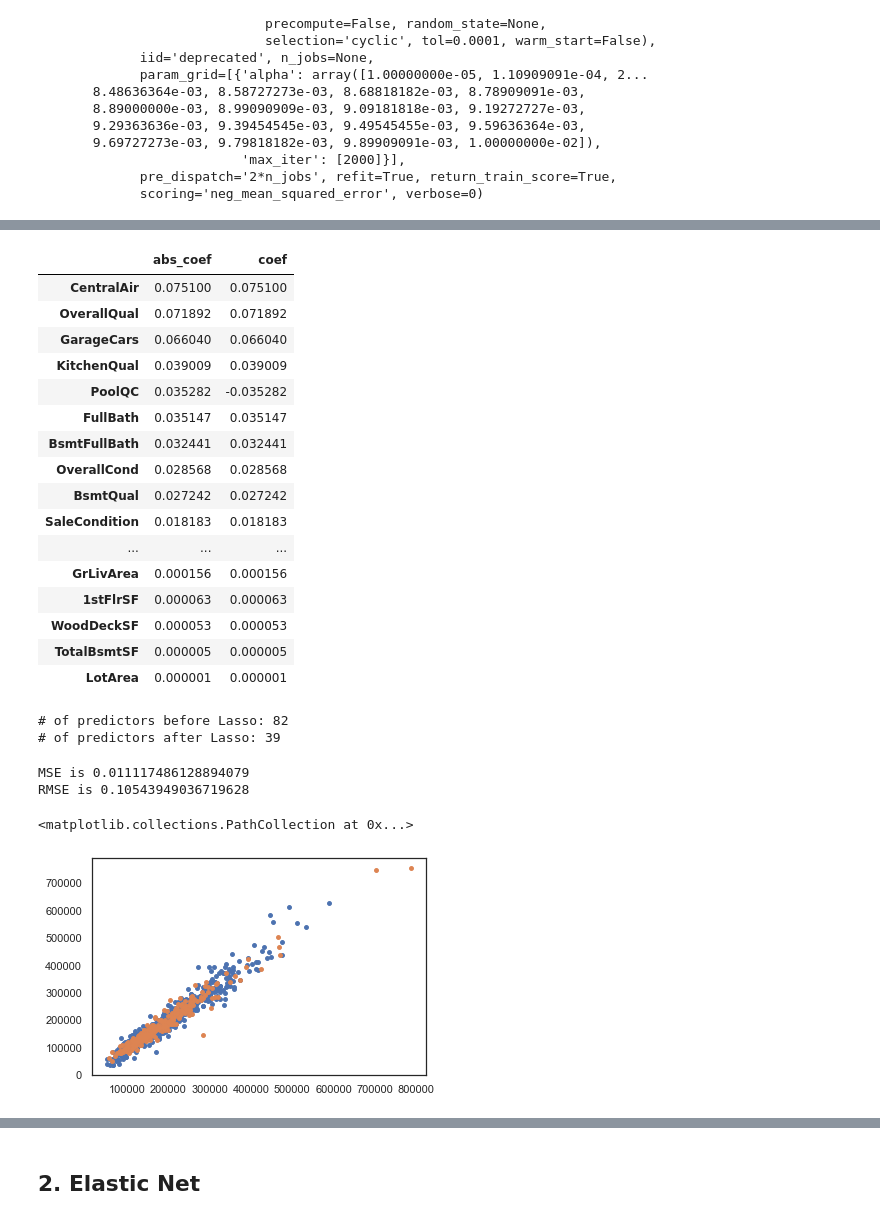
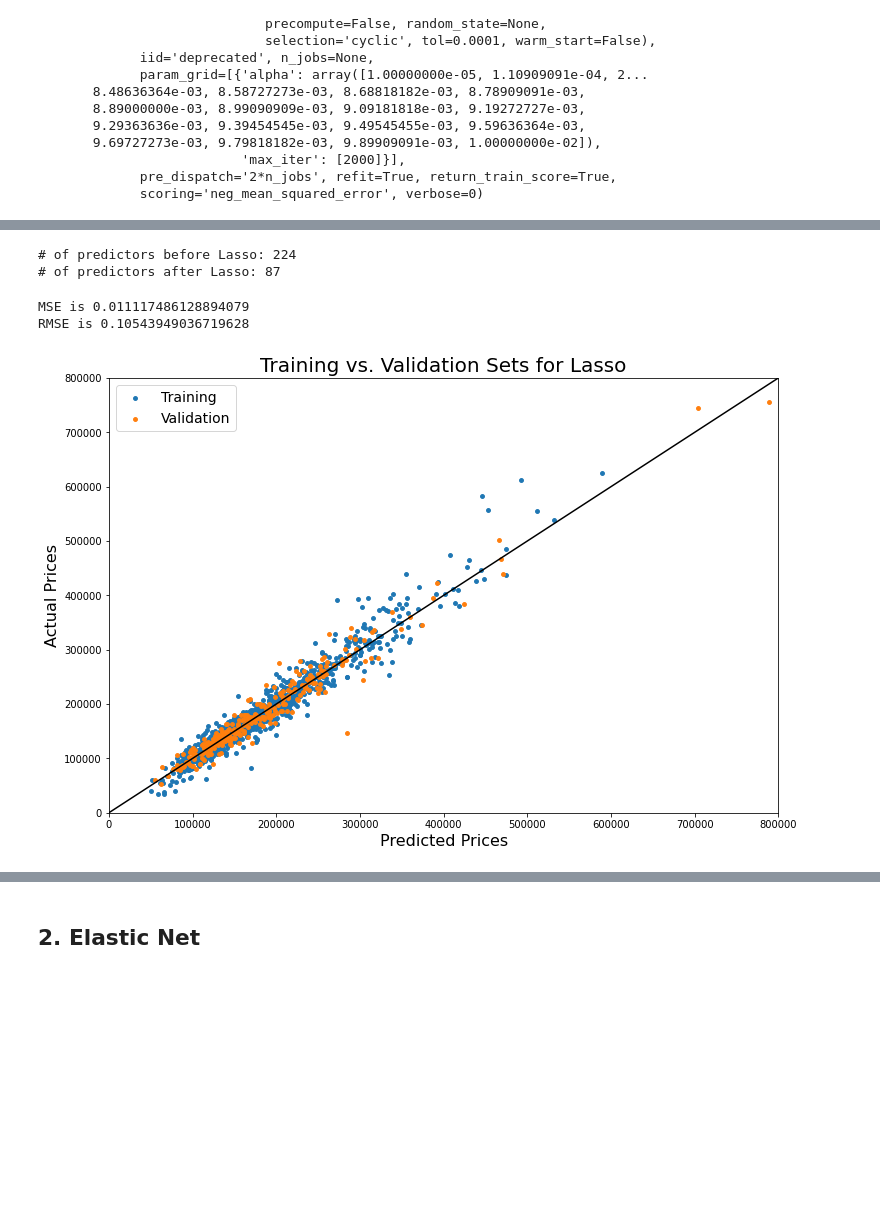
Before and after one commit to zackzbar/ml_houseprice_iowa, a Jupyter notebook: scripts/models.ipynb, the cells around one changed output, grey strips where cells are left out. Cells and saved outputs as stored; diff of their text form; code cells hidden in the pictures; blank space fills up the shorter version.

```diff
--- a/scripts/models.ipynb
+++ b/scripts/models.ipynb
@@ -51,8 +49,3 @@ FileNotFoundError: [Errno 2] File ../processed_data/train_dummy.csv does not exi
-# %%
-# get rid of extra id column
-trainf.drop(['Unnamed: 0'],axis=1, inplace=True)
-traind.drop(['Unnamed: 0'],axis=1, inplace=True)
-traindo.drop(['Unnamed: 0'],axis=1, inplace=True)
 # %%
 ## set Id as index
 trainf = trainf.set_index('Id')
@@ -86,4 +89,0 @@ df shape after drop outlier rows: (1458, 225)
-# %%
-## add log SalePrice
-df["logSalePrice"] = df.SalePrice.map(lambda x: math.log(x))
-df.head()
@@ -102,9 +94,12 @@ df.head()
 xtrain, xtest, ytrain, ytest = train_test_split(df.drop(['SalePrice', 'logSalePrice'], axis = 1), df.logSalePrice, test_size = 0.2, random_state = 4)
 # %%
 ## single Lasso Pilot Test
-lasso = Lasso(normalize=True)
+lasso = Lasso(normalize=True, max_iter=2000)
 lasso.set_params(alpha = 1e-4)
+kf5 = KFold(n_splits = 5, shuffle = True, random_state = 4)
+
 lasso.fit(xtrain, ytrain)
 lasso_scores = cross_val_score(estimator = lasso, X = xtrain, y = ytrain, cv = kf5)
-lasso_scores
+print("lasso cv score:", lasso_scores.mean())
+print("lasso train score", lasso.score(xtrain, ytrain))
 # %% [output]
@@ -208,55 +216,39 @@ Lasso(alpha=0.00021181818181818183, copy_X=True, fit_intercept=True,
 # %%
+# Lasso coefficients of significant predictors
 lasso_coef = pd.DataFrame(model_lasso.coef_, index = xtrain.columns, columns = ['coefficient']).sort_values(by = 'coefficient', ascending = False)
 lasso_coef_abs = pd.DataFrame({'abs_coef':abs(model_lasso.coef_), 'coef': model_lasso.coef_}, index = xtrain.columns).sort_values(by = 'abs_coef', ascending = False)
 lasso_coef_imp = lasso_coef_abs[lasso_coef_abs['abs_coef']>0]
-#display(lasso_coef_abs)
-display(lasso_coef_imp)
 print(f"# of predictors before Lasso:", lasso_coef_abs.shape[0])
 print(f"# of predictors after Lasso:", lasso_coef_imp.shape[0])
-# coef is for raw data, not for normalized data
-
-# with open(filename, 'w') as csvfile：
-#     csvwriter = csv.writer(csvfile)
-#     writer.writerows(lasso_coef_impt.to_dict())
+#display(lasso_coef_imp)
+lasso_coef_imp.to_csv("../output/lasso_coef_imp.csv") # coef is for raw data, not for normalized data
 # %% [output]
-|  | abs_coef | coef |
-| CentralAir | 0.075100 | 0.075100 |
-| OverallQual | 0.071892 | 0.071892 |
-| GarageCars | 0.066040 | 0.066040 |
-| KitchenQual | 0.039009 | 0.039009 |
-| PoolQC | 0.035282 | -0.035282 |
-| FullBath | 0.035147 | 0.035147 |
-| BsmtFullBath | 0.032441 | 0.032441 |
-| OverallCond | 0.028568 | 0.028568 |
-| BsmtQual | 0.027242 | 0.027242 |
-| SaleCondition | 0.018183 | 0.018183 |
-| ... | ... | ... |
-| GrLivArea | 0.000156 | 0.000156 |
-| 1stFlrSF | 0.000063 | 0.000063 |
-| WoodDeckSF | 0.000053 | 0.000053 |
-| TotalBsmtSF | 0.000005 | 0.000005 |
-| LotArea | 0.000001 | 0.000001 |
-# of predictors before Lasso: 82
-# of predictors after Lasso: 39
+# of predictors before Lasso: 224
+# of predictors after Lasso: 87
 # %%
-# Lasso Error
-lasso_pred_train = model_lasso.predict(xtrain)
-lasso_pred_test = model_lasso.predict(xtest)
+# Lasso model error: MSE & RMSE
+ytrain_lasso = model_lasso.predict(xtrain)
+ytest_lasso = model_lasso.predict(xtest)
 
-MSE = mean_squared_error(ytrain, lasso_pred_train)
-RMSE = np.sqrt(mean_squared_error(ytrain, lasso_pred_train)) # no written function, need to manually calculate like this
+MSE = mean_squared_error(ytrain, ytrain_lasso)
+RMSE = np.sqrt(mean_squared_error(ytrain, ytrain_lasso)) # no written function, need to manually calculate
 print(f"MSE is {MSE}\nRMSE is {RMSE}")
 # %% [output]
 MSE is 0.011117486128894079
 RMSE is 0.10543949036719628
 # %%
-## plot error of train vs validataion data
-ytrain_lasso = lasso_pred_train
-ytest_lasso = lasso_pred_test
-
+## plot error of train vs validation data
+plt.figure(figsize=(12,8))
 plt.scatter(np.exp(ytrain_lasso), np.exp(ytrain), marker="o", s=15, label = "Training")
 plt.scatter(np.exp(ytest_lasso), np.exp(ytest), marker="o", s=15, label="Validation")
-#plt.plot(logSalePrice, model_lasso.coef_[0]*logSalePrice + model_lasso.intercept_, label = "Lasso Regression Line", c= "C1", lw=3)
+plt.title("Training vs. Validation Sets for Lasso", fontsize=20)
+plt.xlabel("Predicted Prices", fontsize = 16)
+plt.ylabel("Actual Prices", fontsize = 16)
+plt.legend(loc = "upper left", fontsize = 14)
+plt.xlim(0, 800000)
+plt.ylim(0, 800000)
+plt.plot([0, 800000], [0, 800000], 'black') # ideal predict-
+#plt.show()
+plt.savefig('../output/lasso_train_validation_compare.png')
 # %% [output]
-<matplotlib.collections.PathCollection at 0x...>
-[figure, old version]
+[figure, new version]
```
Also changed, not shown: parts of 44 cells of this notebook, 15 other files.
